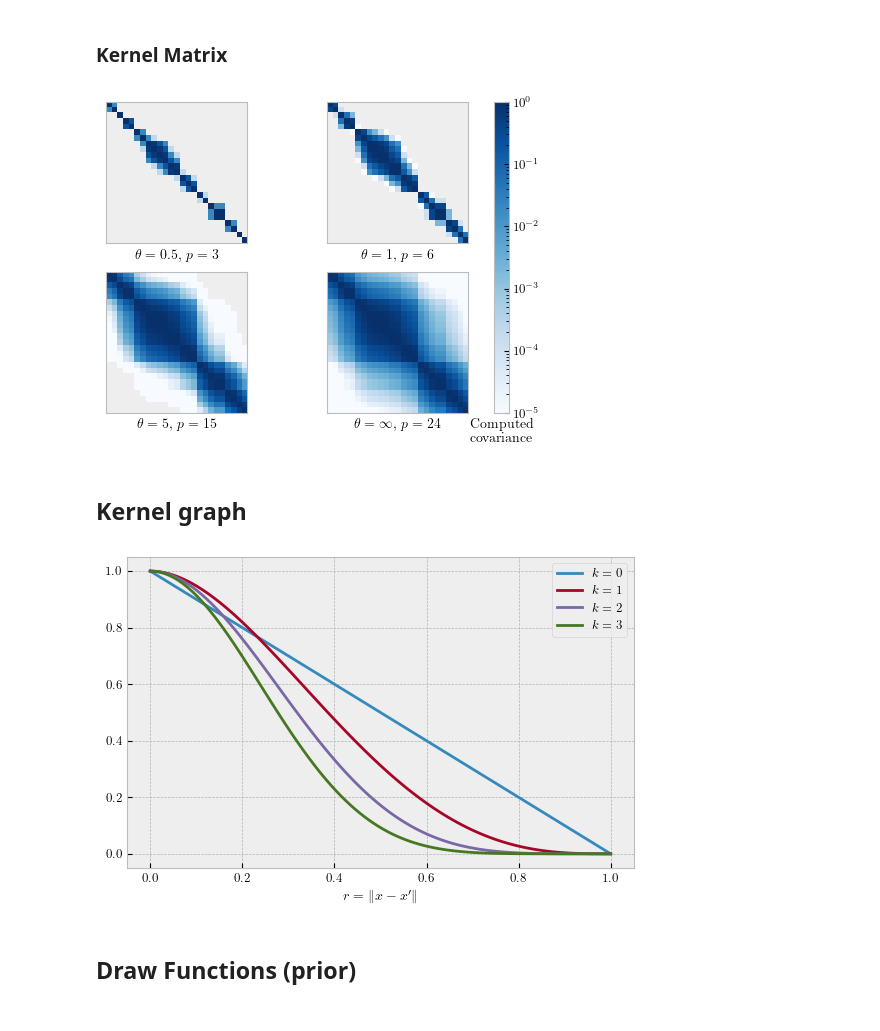
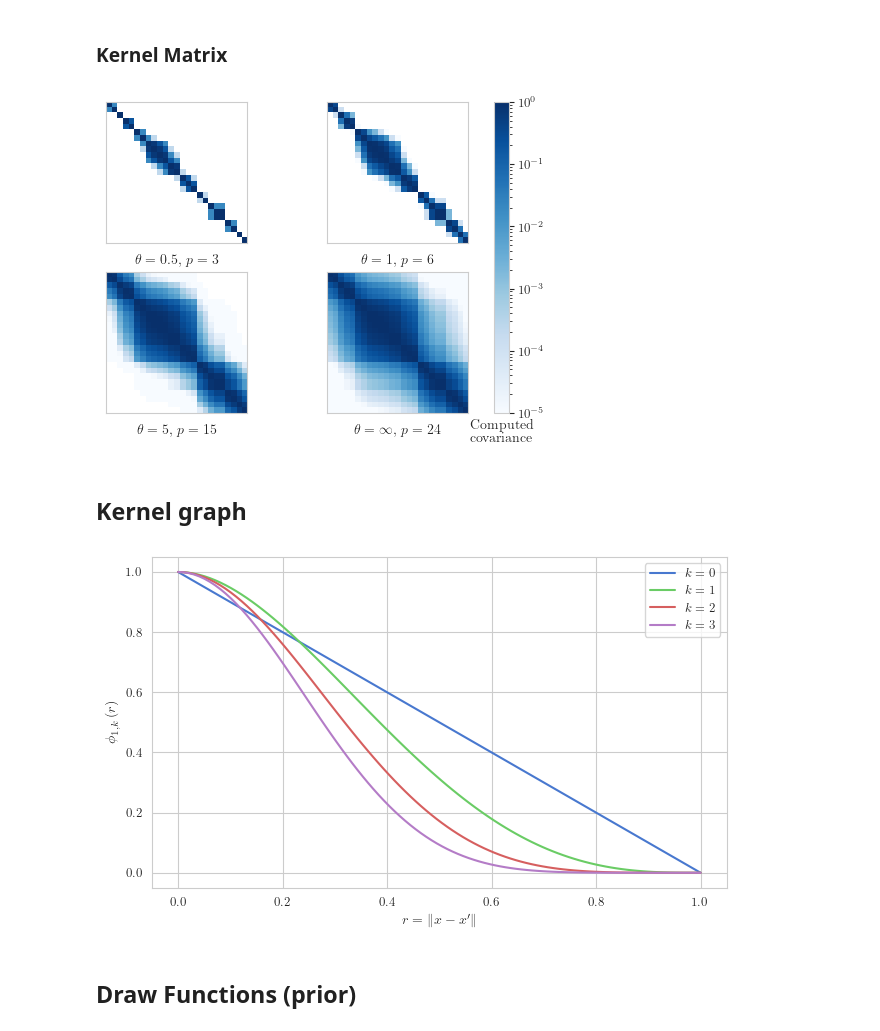
Before and after one commit to ItsNiklas/sparse-gaussian-processes, a Jupyter notebook: plots.ipynb, the cells around one changed output. Drawn from its saved outputs; the diff is of its cells as text; code cells hidden in the pictures.

Commit message:
Better contourf plots

```diff
--- a/plots.ipynb
+++ b/plots.ipynb
@@ -11,7 +11,7 @@ from liesel_sparse import band
+# %%
+#plt.style.use('bmh')
+plt.style.use("seaborn-v0_8-muted")
 # %%
-plt.style.use('bmh')
-
-
 # /textwidth 472.31595pt.
 # \OT1/cmr/m/n/10.95=select font cmr10 at 10.95pt
 # \textfont a (a): cmmi10 at 10.95pt
@@ -49,7 +49,7 @@ def set_size(width_pt=472.31595, fraction=1, subplots=(1, 1)):
     # Figure height in inches
     fig_height_in = fig_width_in * golden_ratio * (subplots[0] / subplots[1])
 
-    return (fig_width_in, fig_height_in)
+    return fig_width_in, fig_height_in
 
 
 plt.rcParams.update({
@@ -87,33 +87,34 @@ for i, ax in enumerate(axs.flat):
     ax.get_xaxis().set_ticks([]);
     ax.get_yaxis().set_ticks([])
 
-clb = fig.colorbar(im, ax=axs.ravel().tolist(), )
-clb.ax.set_xlabel('''Computed
-                  covariance''')
-#fig.suptitle("Covariance matrices for the Matèrn kernel using different values of $\ell$")
+clb = fig.colorbar(im, ax=axs.ravel().tolist())
+clb.ax.set_xlabel("Computed\n covariance")
 plt.show()
 fig.savefig('example_1.pdf', format='pdf')
 # %% [output]
-[figure, old version]
+[figure, new version]
 # %% [markdown]
 ## Kernel graph
 # %%
 rng = np.random.RandomState(2)
 r = jnp.linspace(0, 1, 100)
 
 fig, axs = plt.subplots(1, 1, figsize=set_size(fraction=1, subplots=(1, 1)))
 #plt.subplots_adjust(bottom=-0.1)
 
 for k in [0, 1, 2, 3]:
     y = jax.vmap(lambda y_: WendlandTapering(k, 1, y_, 0))(r)
     im = axs.plot(r, y, label=f"$k = {k}$")
-    axs.set_xlabel(r"$\displaystyle r = \lVert x - x' \rVert$")
 
+plt.gca().set_xlabel(r"$r = \lVert x - x' \rVert$")
+plt.gca().set_ylabel(r"$\phi_{1, k}\left(r\right)$")
 axs.legend()
+
+plt.tight_layout()
 plt.show()
 fig.savefig('example_2.pdf', format='pdf')
 # %% [output]
-[figure, old version]
+[figure, new version]
 # %% [markdown]
 ## Draw Functions (prior)
 # %%
```
Also changed, not shown: parts of 7 cells of this notebook.
